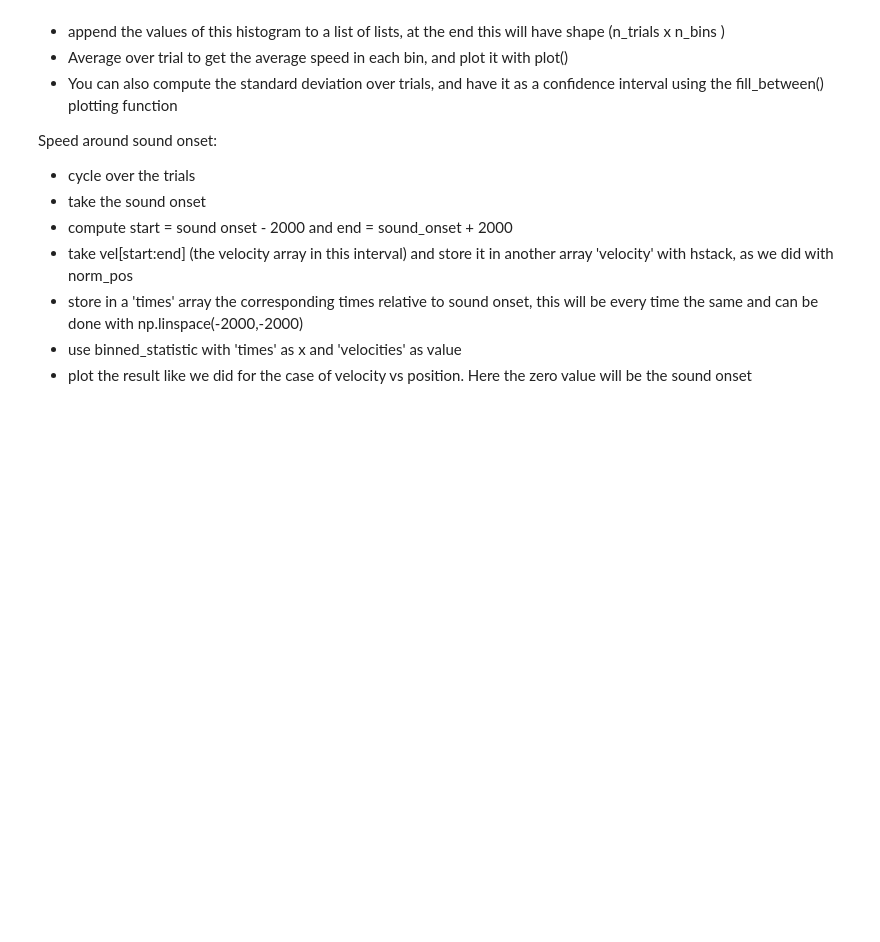
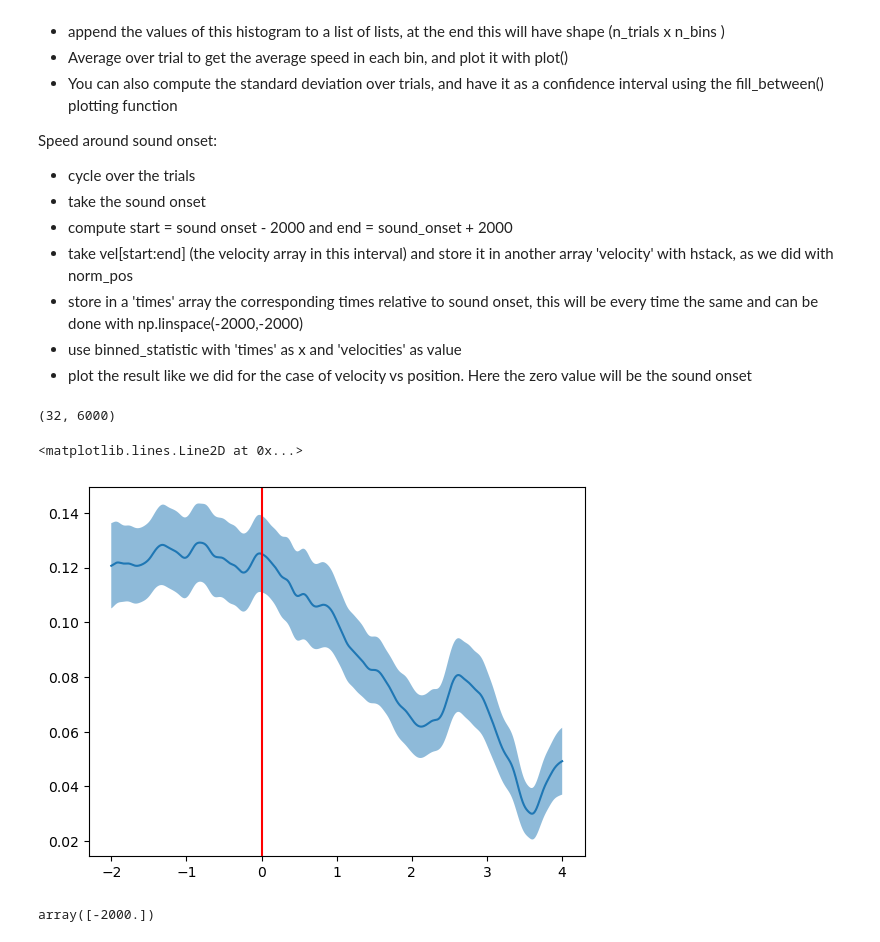
Before and after one commit to Marc-Mundo/Neurophysics_internship, a Jupyter notebook: notebooks/histogram_code.ipynb, the cells around one changed output. Cells and saved outputs as stored; diff of their text form; code cells hidden in the pictures; blank space fills up the shorter version.

Commit message:
added effect of sound on velocity plots

```diff
--- a/notebooks/histogram_code.ipynb
+++ b/notebooks/histogram_code.ipynb
@@ -10,10 +10,10 @@ import matplotlib.pyplot as plt
 
 # switch the path to represent the correct directory when switching devices and fetch the latest repo from github
 # Marc_PC
-data_folder = Path(r"C:\Users\marc_\OneDrive\Documents\Studie\Master\Master Internship 1 Neurophysics\Project-collective-cortical-dynamics-with-non-linear-dimensionality-reduction\data")
+#data_folder = Path(r"C:\Users\marc_\OneDrive\Documents\Studie\Master\Master Internship 1 Neurophysics\Project-collective-cortical-dynamics-with-non-linear-dimensionality-reduction\data")
 
 # Amber_laptop
-#data_folder = Path(r"C:\Users\renek\OneDrive\Documenten\Marc Studiemap\Master Internship 1\Project-collective-cortical-dynamics-with-non-linear-dimensionality-reduction\data")
+data_folder = Path(r"C:\Users\renek\OneDrive\Documenten\Marc Studiemap\Master Internship 1\Project-collective-cortical-dynamics-with-non-linear-dimensionality-reduction\data")
 # %%
 # path to where the data are on your machine
 data_path = data_folder.joinpath('20230211')
@@ -339,9 +341,42 @@ Speed around sound onset:
 - use binned_statistic with 'times' as x and 'velocities' as value
 - plot the result like we did for the case of velocity vs position. Here the zero value will be the sound onset
 # %%
+t_on = 2000
+t_off = 4000
+
+# cycle over the trials using integer indexing
 for i in range(len(trial_data)):
-    row = trial_data.iloc[i]
+    row = trial_data.iloc[i] # define the row for
 
     # the timecourse of interest for the velocity
-    onset = row['sound_onset'] - 2000 # 2 seconds before
-    offset = row['sound_onset'] + 2000 # 2 seconds after
+    if not np.isnan(row['sound_onset']):
+        onset = row['sound_onset'].astype(int) - t_on # 2 seconds before
+        offset = row['sound_onset'].astype(int) + t_off # 2 seconds after
+        trial_vel = vel[onset:offset]
+        #print(len(trial_vel))
+        if i == 0: # compared to hstack, vstack requires slices of equal length
+            vel_matrix = trial_vel
+        else:
+            vel_matrix = np.vstack([vel_matrix,trial_vel])
+print(vel_matrix.shape) # shape should be: (number of trials, t_on + t_off)
+# %% [output]
+(32, 6000)
+# %%
+from scipy.stats import sem
+
+avg_vel = np.mean(vel_matrix, axis = 0) # avarage velocity
+std_vel = np.std(vel_matrix, axis = 0) # standard deviation of velocity
+sem_vel = sem(vel_matrix, axis = 0) # standard error of velocity
+
+t = np.linspace(-t_on/1000, t_off/1000, t_on+ t_off) # Return evenly spaced numbers over a specified interval
+plt.plot(t, avg_vel)
+#plt.fill_between(t, avg_vel - std_vel, avg_vel + std_vel, alpha = 0.5)
+plt.fill_between(t, avg_vel - sem_vel, avg_vel + sem_vel, alpha = 0.5)
+plt.axvline(x = 0, c= 'r') # sound onset timepoint from trial_matrix
+# %% [output]
+<matplotlib.lines.Line2D at 0x...>
+[figure, added]
+# %%
+t
+# %% [output]
+array([-2000.])
```
Also changed, not shown: parts of 6 cells of this notebook.
